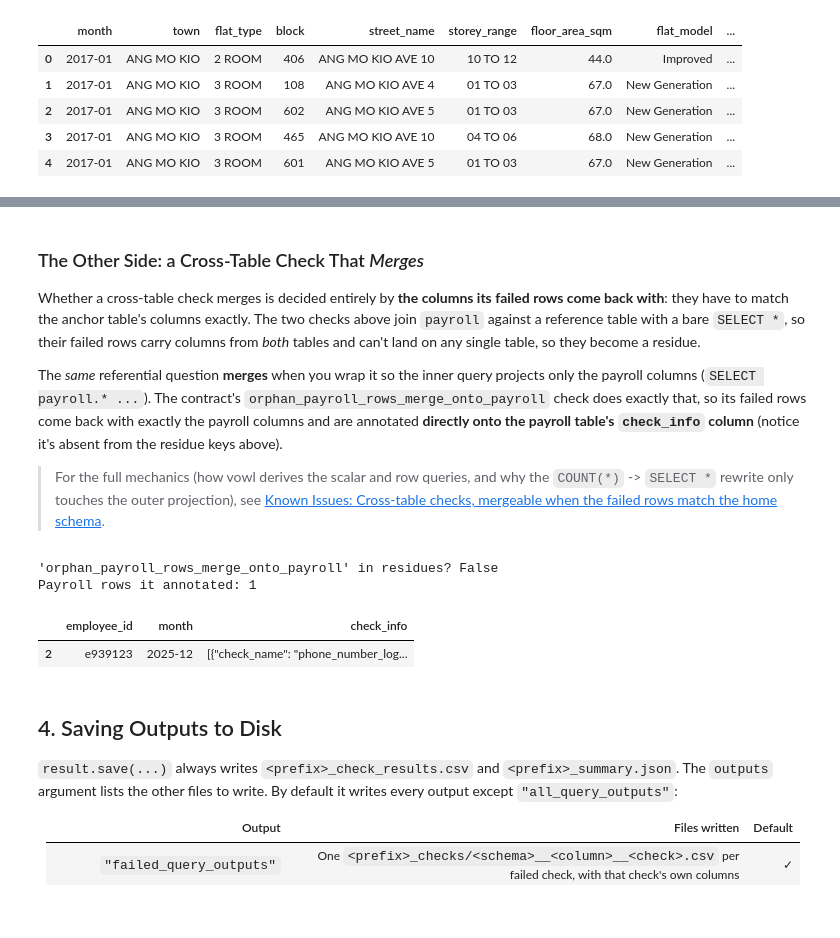
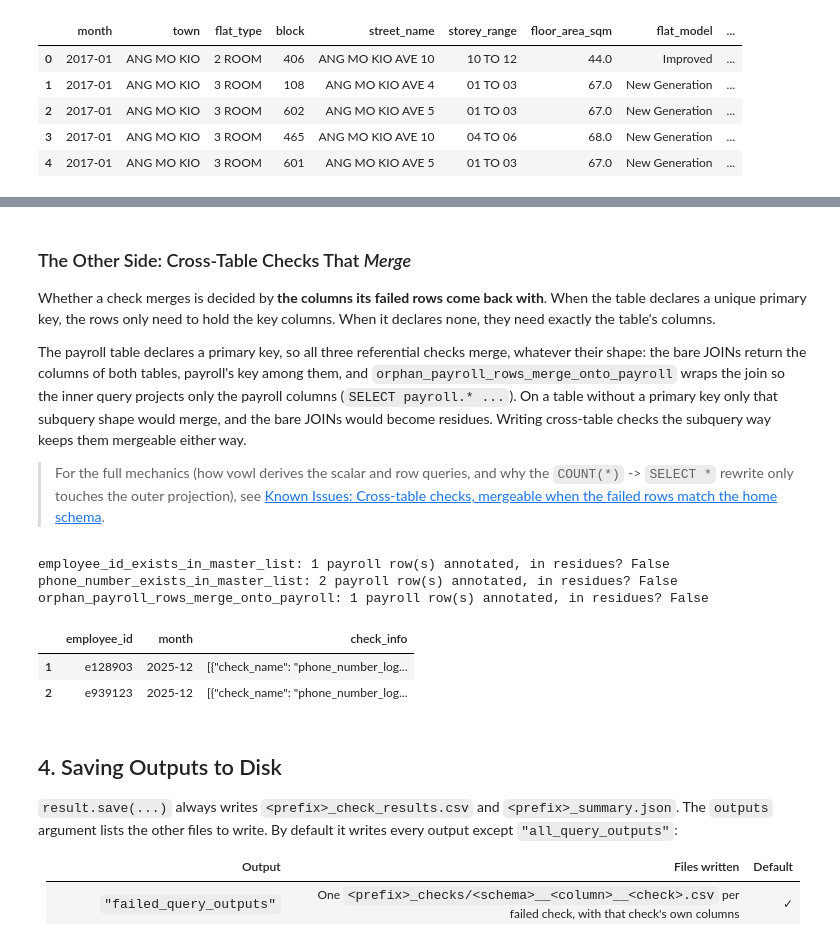
Before and after one commit to govtech-data-practice/vowl, a Jupyter notebook: examples/5_results/results_tour.ipynb, the cells around one changed output, grey strips where cells are left out. Cells and saved outputs as stored; diff of their text form; code cells hidden in the pictures; blank space fills up the shorter version.

```diff
--- a/examples/5_results/results_tour.ipynb
+++ b/examples/5_results/results_tour.ipynb
@@ -204,7 +204,28 @@ con = ibis.duckdb.connect()
 con.create_table("demo_employee_payroll", pd.read_csv(EMPLOYEE_PAYROLL_CSV))
 con.create_table("demo_employee_list", pd.read_csv(EMPLOYEE_LIST_CSV))
 
-mt_result = validate_data(contract=str(EMPLOYEE_CONTRACT), adapter=IbisAdapter(con))
+import yaml
+from vowl.contracts import Contract
+
+# Add one check whose failed rows are distinct phone numbers, without the payroll primary key
+contract_data = yaml.safe_load(EMPLOYEE_CONTRACT.read_text())
+payroll_schema = next(s for s in contract_data["schema"] if s["name"] == "demo_employee_payroll")
+payroll_schema["quality"].append({
+    "name": "phone_numbers_missing_from_master_list",
+    "type": "sql",
+    "dimension": "consistency",
+    "query": (
+        "SELECT COUNT(*) FROM ("
+        " SELECT DISTINCT payroll.phone_number"
+        " FROM demo_employee_payroll payroll"
+        " LEFT JOIN demo_employee_list ref ON payroll.phone_number = ref.phone_number"
+        " WHERE payroll.phone_number IS NOT NULL AND ref.phone_number IS NULL"
+        ") AS missing_numbers"
+    ),
+    "mustBe": 0,
+})
+
+mt_result = validate_data(contract=Contract(contract_data), adapter=IbisAdapter(con))
 mt_output = mt_result.get_annotated_output()
 # %%
 # Each residue is the failed rows for ONE non-mergeable check, keyed "<schema>.<column>::<check>"
@@ -222,29 +247,30 @@ Residue keys:      []
 # %% [markdown]
-### The Other Side: a Cross-Table Check That *Merges*
+### The Other Side: Cross-Table Checks That *Merge*
 
-Whether a cross-table check merges is decided entirely by **the columns its failed rows come back with**: they have to match the anchor table's columns exactly. The two checks above join `payroll` against a reference table with a bare `SELECT *`, so their failed rows carry columns from *both* tables and can't land on any single table, so they become a residue.
+Whether a check merges is decided by **the columns its failed rows come back with**. When the table declares a unique primary key, the rows only need to hold the key columns. When it declares none, they need exactly the table's columns.
 
-The *same* referential question **merges** when you wrap it so the inner query projects only the payroll columns (`SELECT payroll.* ...`). The contract's `orphan_payroll_rows_merge_onto_payroll` check does exactly that, so its failed rows come back with exactly the payroll columns and are annotated **directly onto the payroll table's `check_info` column** (notice it's absent from the residue keys above).
+The payroll table declares a primary key, so all three referential checks merge, whatever their shape: the bare JOINs return the columns of both tables, payroll's key among them, and `orphan_payroll_rows_merge_onto_payroll` wraps the join so the inner query projects only the payroll columns (`SELECT payroll.* ...`). On a table without a primary key only that subquery shape would merge, and the bare JOINs would become residues. Writing cross-table checks the subquery way keeps them mergeable either way.
 
 > For the full mechanics (how vowl derives the scalar and row queries, and why the `COUNT(*)` -> `SELECT *` rewrite only touches the outer projection), see [Known Issues: Cross-table checks, mergeable when the failed rows match the home schema](../../docs/known-issues.md#1-cross-table-checks-mergeable-when-the-failed-rows-match-the-home-schema).
 # %%
-# The subquery-projected cross-table check lands on the payroll annotated table,
-# not in residues. Find the payroll rows it flagged.
+# The referential checks land on the payroll annotated table, not in residues.
 payroll_annotated = mt_output["annotated"]["demo_employee_payroll"].to_pandas()
 
-MERGED_CHECK = "orphan_payroll_rows_merge_onto_payroll"
-flagged = payroll_annotated[
-    payroll_annotated["check_info"].fillna("").str.contains(MERGED_CHECK)
-]
+for check in ["employee_id_exists_in_master_list",
+              "phone_number_exists_in_master_list",
+              "orphan_payroll_rows_merge_onto_payroll"]:
+    rows = payroll_annotated[payroll_annotated["check_info"].fillna("").str.contains(check)]
+    print(f"{check}: {len(rows)} payroll row(s) annotated, "
+          f"in residues? {any(check in k for k in mt_output['residues'])}")
 
-print(f"'{MERGED_CHECK}' in residues? "
-      f"{any(MERGED_CHECK in k for k in mt_output['residues'])}")
-print(f"Payroll rows it annotated: {len(flagged)}\n")
-display(flagged[["employee_id", "month", "check_info"]])
+annotated_rows = payroll_annotated[payroll_annotated["check_info"].fillna("").str.contains("master_list|orphan")]
+display(annotated_rows[["employee_id", "month", "check_info"]])
 # %% [output]
-'orphan_payroll_rows_merge_onto_payroll' in residues? False
-Payroll rows it annotated: 1
+employee_id_exists_in_master_list: 1 payroll row(s) annotated, in residues? False
+phone_number_exists_in_master_list: 2 payroll row(s) annotated, in residues? False
+orphan_payroll_rows_merge_onto_payroll: 1 payroll row(s) annotated, in residues? False
 |  | employee_id | month | check_info |
+| 1 | e128903 | 2025-12 | [{"check_name": "phone_number_log... |
 | 2 | e939123 | 2025-12 | [{"check_name": "phone_number_log... |
 # %% [markdown]
 <a id="4-saving"></a>
```
Also changed, not shown: parts of 3 cells of this notebook, 12 other files.
